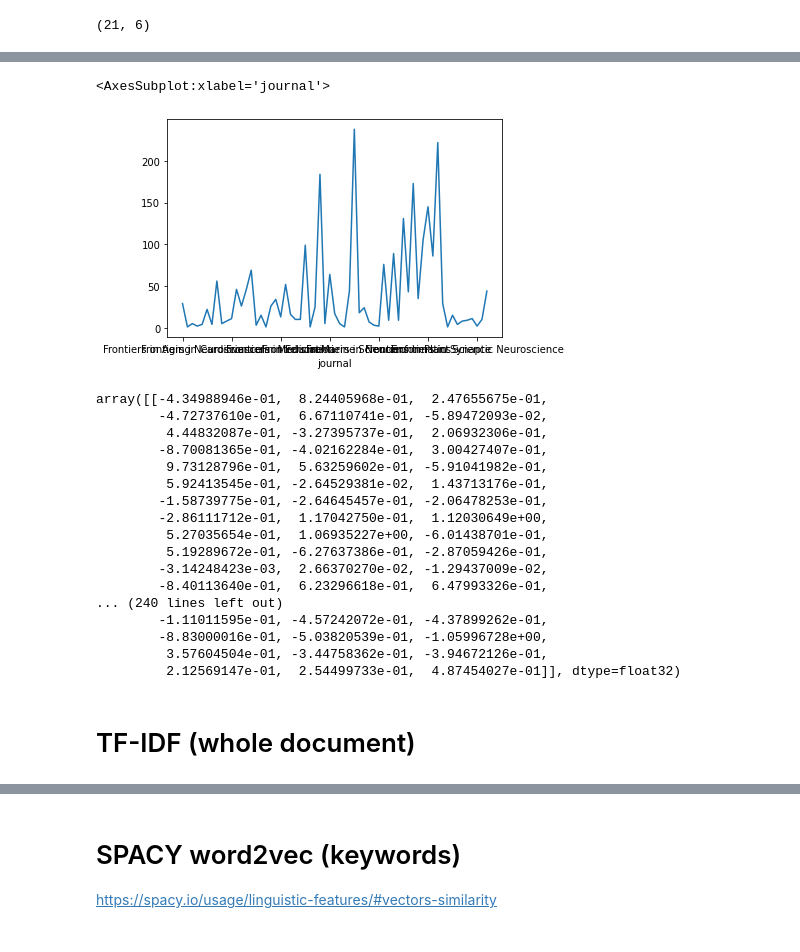
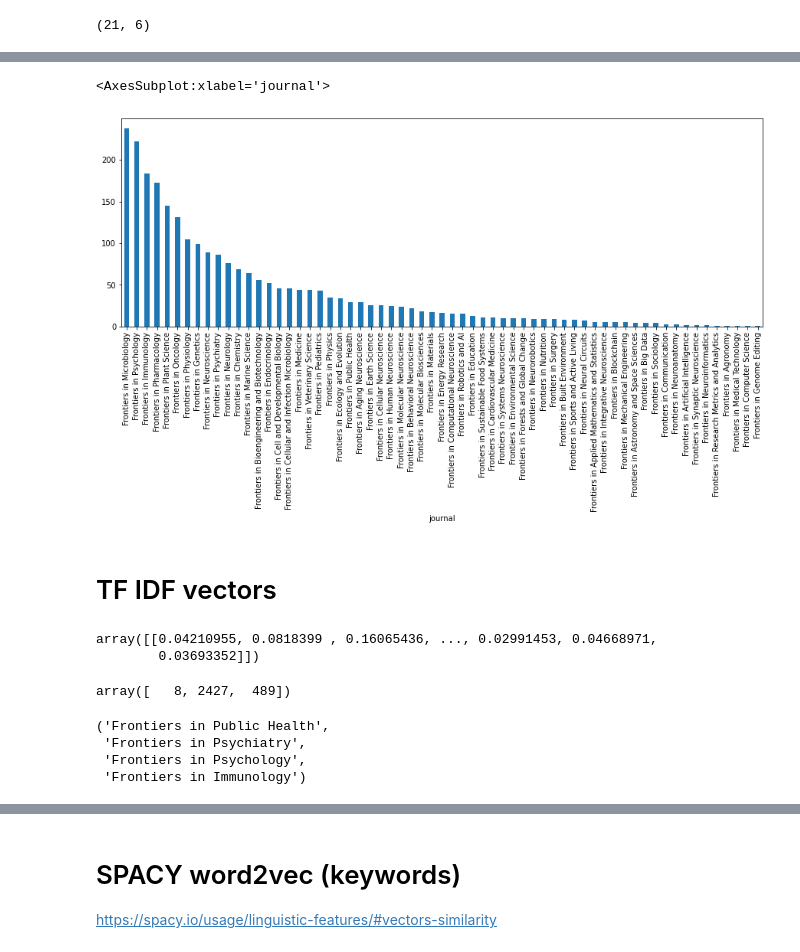
Before and after one commit to opertifelipe/frontiers, a Jupyter notebook: notebooks/Untitled.ipynb, the cells around one changed output, grey strips where cells are left out. Drawn from its saved outputs; the diff is of its cells as text; code cells hidden in the pictures.

```diff
--- a/notebooks/Untitled.ipynb
+++ b/notebooks/Untitled.ipynb
@@ -52,7 +65,7 @@ def preprocess(text):
     preprocessed_text = " ".join([i for i in word_tokenize(text.lower()) if (i not in stop) and (len(i) > 3) and (i not in word_to_remove)])
     return preprocessed_text
 # %%
-df["proprocessed_text"] = df["text"].apply(preprocess)
+df["preprocessed_text"] = df["text"].apply(preprocess)
 # %%
 df.shape
 # %% [output]
@@ -103,8 +116,3 @@ df_remove_keywords_unknown.head()
 | 2 | 482500 | \n Relationship Between SES and A... | Frontiers in Psychology | [socioeconomic status, self-conce... | 5 | relationship academic achievement... |
 | 3 | 437333 | Environmental Health Research in ... | Frontiers in Genetics | [G x E, Africa, environmental, pe... | 7 | environmental health research afr... |
 | 5 | 463298 | \n Managing Oil Palm Plantations ... | Frontiers in Forests and Global C... | [biodiversity, habitat heterogene... | 8 | managing palm plantations sustain... |
-# %%
-df_remove_keywords_unknown.groupby(["journal"]).size().plot()
-# %% [output]
-<AxesSubplot:xlabel='journal'>
-[figure, removed]
@@ -119,20 +118,0 @@ embeddings = model.encode(sentences)
-# %%
-embeddings
-# %% [output]
-array([[-4.34988946e-01,  8.24405968e-01,  2.47655675e-01,
-        -4.72737610e-01,  6.67110741e-01, -5.89472093e-02,
-         4.44832087e-01, -3.27395737e-01,  2.06932306e-01,
-        -8.70081365e-01, -4.02162284e-01,  3.00427407e-01,
-         9.73128796e-01,  5.63259602e-01, -5.91041982e-01,
-         5.92413545e-01, -2.64529381e-02,  1.43713176e-01,
-        -1.58739775e-01, -2.64645457e-01, -2.06478253e-01,
-        -2.86111712e-01,  1.17042750e-01,  1.12030649e+00,
-         5.27035654e-01,  1.06935227e+00, -6.01438701e-01,
-         5.19289672e-01, -6.27637386e-01, -2.87059426e-01,
-        -3.14248423e-03,  2.66370270e-02, -1.29437009e-02,
-        -8.40113640e-01,  6.23296618e-01,  6.47993326e-01,
-... (240 lines left out)
-        -1.11011595e-01, -4.57242072e-01, -4.37899262e-01,
-        -8.83000016e-01, -5.03820539e-01, -1.05996728e+00,
-         3.57604504e-01, -3.44758362e-01, -3.94672126e-01,
-         2.12569147e-01,  2.54499733e-01,  4.87454027e-01]], dtype=float32)
@@ -144,2 +119,10 @@ from flair.embeddings import BertEmbeddings
+# %%
+%matplotlib inline
+import matplotlib.pyplot as plt
+plt.rcParams['figure.figsize'] = [15,5]
+df_remove_keywords_unknown.groupby(["journal"]).size().sort_values(ascending=False).plot.bar()
+# %% [output]
+<AxesSubplot:xlabel='journal'>
+[figure, added]
 # %% [markdown]
-# TF-IDF (whole document)
+# TF IDF vectors
@@ -145,0 +133,20 @@ from flair.embeddings import BertEmbeddings
+# %%
+from sklearn.metrics.pairwise import cosine_similarity
+index = 9
+cosine_sim = cosine_similarity(tf_idf_vectors[index], tf_idf_vectors)
+cosine_sim
+# %% [output]
+array([[0.04210955, 0.0818399 , 0.16065436, ..., 0.02991453, 0.04668971,
+        0.03693352]])
+# %%
+idx = (-cosine_sim[0][1:]).argsort()[:3]
+idx
+# %% [output]
+array([   8, 2427,  489])
+# %%
+df["journal"][index], df["journal"][idx[0]], df["journal"][idx[1]], df["journal"][idx[2]]
+# %% [output]
+('Frontiers in Public Health',
+ 'Frontiers in Psychiatry',
+ 'Frontiers in Psychology',
+ 'Frontiers in Immunology')
```
Also changed, not shown: parts of 27 cells of this notebook.
